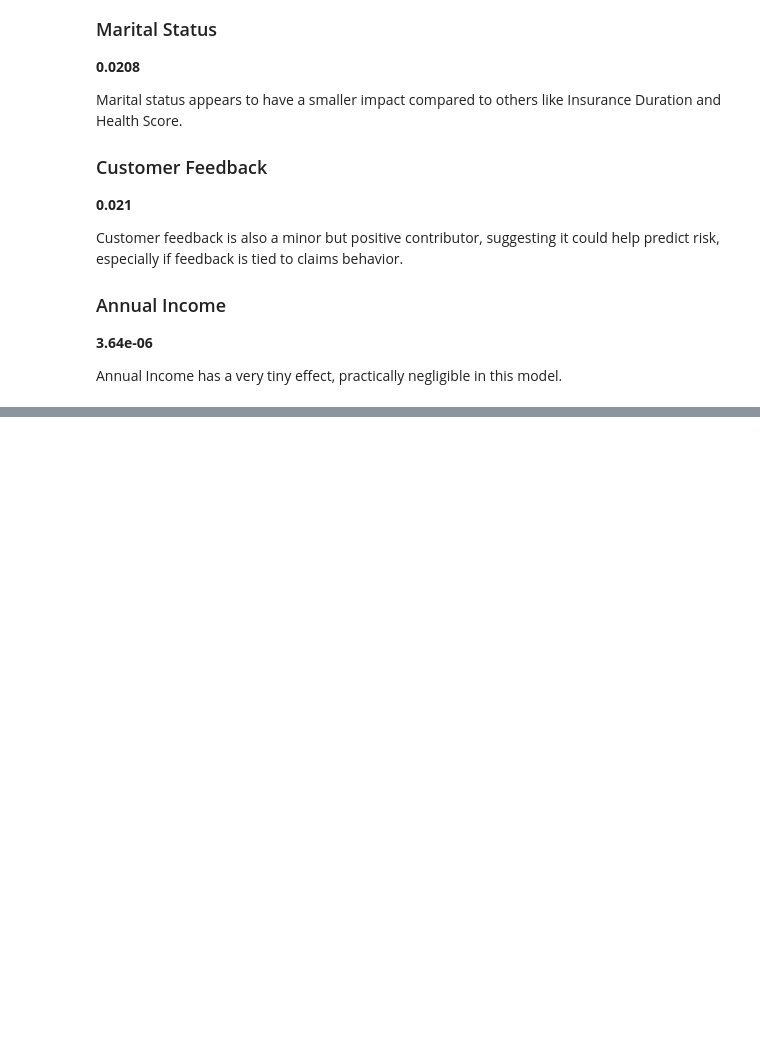
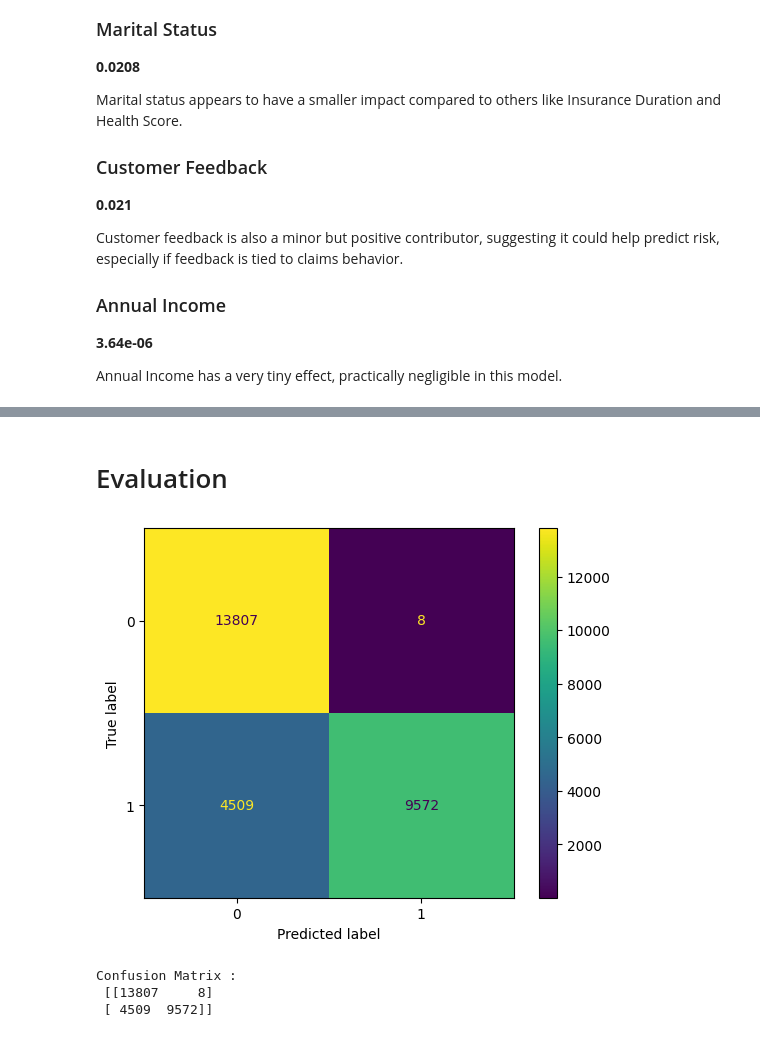
Before and after one commit to HenriqueGuima/Insurance-Risk-Assessment, a Jupyter notebook: eda_ml_insurance_premium.ipynb, the cells around one changed output, grey strips where cells are left out. Cells and saved outputs as stored; diff of their text form; code cells hidden in the pictures; blank space fills up the shorter version.

Commit message:
Applied Random Forest

```diff
--- a/eda_ml_insurance_premium.ipynb
+++ b/eda_ml_insurance_premium.ipynb
@@ -350,0 +353,11 @@ Annual Income has a very tiny effect, practically negligible in this model.
+# %%
+# Random Forest
+from sklearn.ensemble import RandomForestClassifier
+rf = RandomForestClassifier()
+rf.fit(X_train, y_train)
+y_pred = rf.predict(X_test)
+
+print("Accuracy:", accuracy_score(y_test, y_pred))
+print('*'*50)
+print(classification_report(y_test, y_pred))
+print('*'*50)
@@ -350,0 +377,13 @@ Annual Income has a very tiny effect, practically negligible in this model.
+# %% [markdown]
+# Evaluation
+# %%
+cm = confusion_matrix(y_test, y_pred)
+ConfusionMatrixDisplay(cm).plot()
+plt.show()
+
+print("Confusion Matrix : \n", confusion_matrix(y_test, y_pred))
+# %% [output]
+[figure, added]
+Confusion Matrix :
+ [[13807     8]
+ [ 4509  9572]]
```
Also changed, not shown: parts of 3 cells of this notebook.
